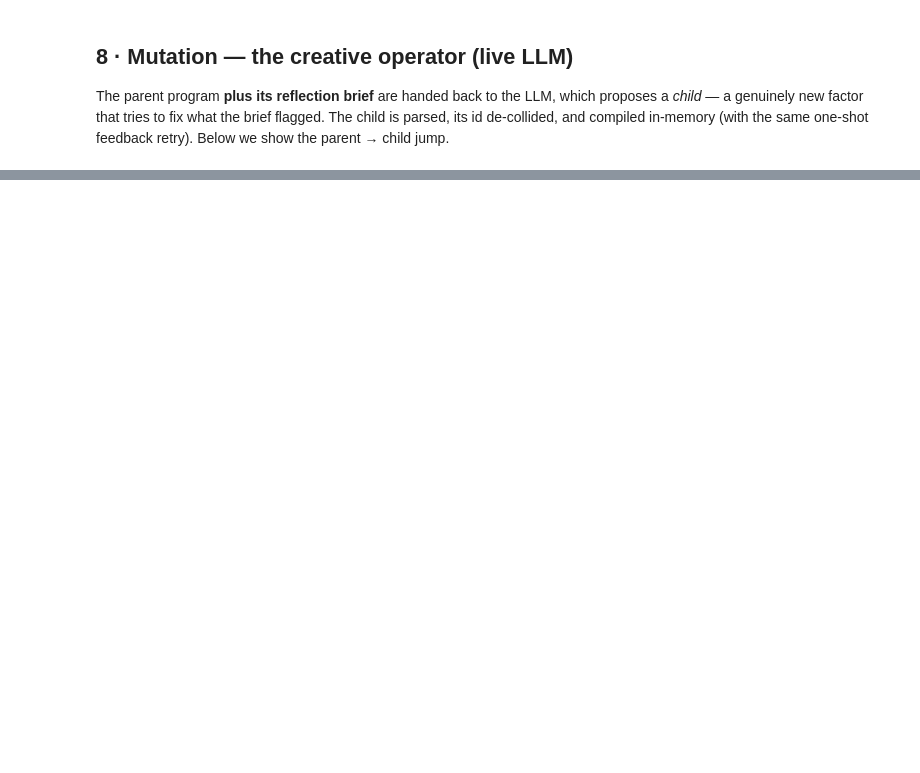
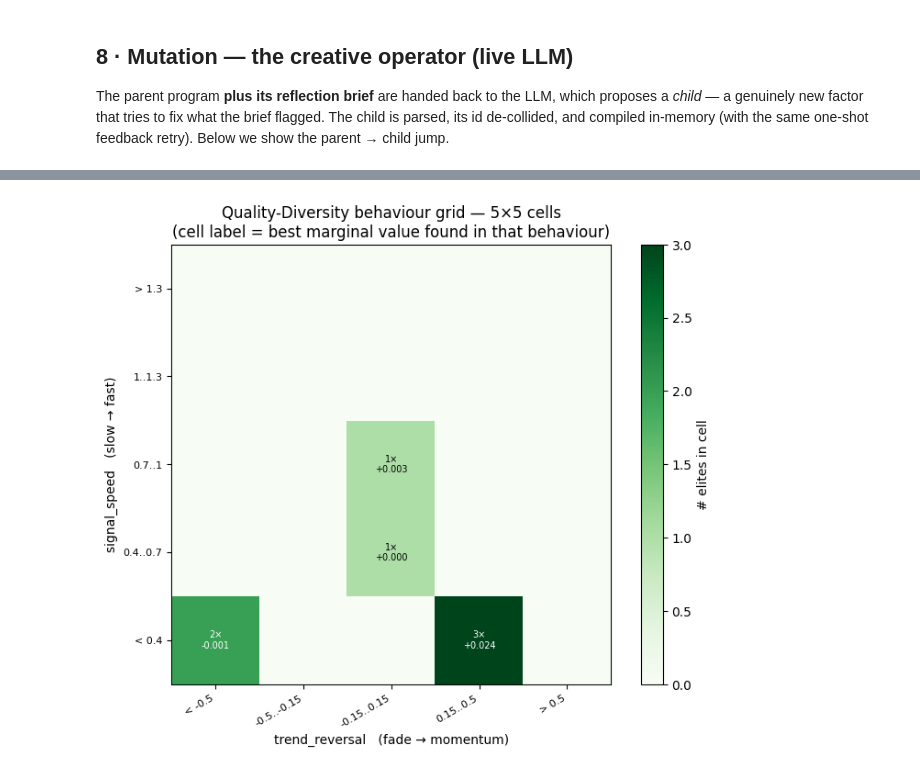
Before and after one commit to lucawuerker/hftagent, a Jupyter notebook: notebooks/evolutionary_factor_researcher_live_run.ipynb, the cells around one changed output, grey strips where cells are left out. Saved outputs shown, nothing was run; the diff lists cells and outputs as text; code cells hidden in the pictures; blank space fills up the shorter version.

```diff
--- a/notebooks/evolutionary_factor_researcher_live_run.ipynb
+++ b/notebooks/evolutionary_factor_researcher_live_run.ipynb
@@ -450,17 +663,3 @@ to brief the teacher.  Here is what this run wrote:
-# %%
-from quant_fund_agent.knowledge import experience
-
-if loop.memory is not None:
-    print("memory file:", loop._memory_path)
-    print("summary     :", experience.memory_summary(loop.memory) or "(nothing yet)")
-    print("exhausted   :", experience.exhausted_mechanisms(loop.memory) or "none")
-    mechs = loop.memory.nodes_of_type("mechanism")
-    for m in mechs[:8]:
-        nd = loop.memory.g.nodes[m]
-        print(f"  {m:34} attempts={nd.get('n_attempts',0)} "
-              f"survived={nd.get('n_survived',0)} best_marginal={nd.get('best_marginal')}")
-else:
-    print("memory disabled (set memory=True in the config above)")
 # %%
 import pandas as pd, numpy as np
 
@@ -513,0 +852,70 @@ for row in loop.controller.lineage[-6:]:
+# %%
+import numpy as np, matplotlib.pyplot as plt
+
+qd = loop_qd.controller.qd
+
+# read the grid geometry straight off the archive, so this works for ANY bin edges
+t_edges, s_edges = list(qd.bin_edges["trend"]), list(qd.bin_edges["speed"])
+n_tr, n_sp = len(t_edges) + 1, len(s_edges) + 1
+
+def _bin_labels(edges):
+    labs = [f"< {edges[0]:g}"]
+    labs += [f"{a:g}‥{b:g}" for a, b in zip(edges[:-1], edges[1:])]
+    labs += [f"> {edges[-1]:g}"]
+    return labs
+trend_labels, speed_labels = _bin_labels(t_edges), _bin_labels(s_edges)
+
+# tally the accepted book (union of cell elites) onto the behaviour grid
+counts = np.zeros((n_sp, n_tr)); best = np.full((n_sp, n_tr), np.nan)   # rows = speed, cols = trend
+for eg in qd.elites():
+    key = qd.cell_key(eg.fitness.behavior); tr, sp = key[0], key[1]
+    counts[sp, tr] += 1
+    mv = eg.fitness.objective.marginal_value
+    if mv is not None:
+        best[sp, tr] = mv if np.isnan(best[sp, tr]) else max(best[sp, tr], mv)
+
+fig, ax = plt.subplots(figsize=(1.15 * n_tr + 1.8, 0.95 * n_sp + 1.4))
+im = ax.imshow(counts, origin="lower", cmap="Greens", vmin=0)
+ax.set_xticks(range(n_tr), trend_labels, rotation=30, ha="right", fontsize=8)
+ax.set_yticks(range(n_sp), speed_labels, fontsize=8)
+ax.set_xlabel("trend_reversal   (fade → momentum)")
+ax.set_ylabel("signal_speed   (slow → fast)")
+ax.set_title(f"Quality-Diversity behaviour grid — {n_tr}×{n_sp} cells\n"
+             "(cell label = best marginal value found in that behaviour)")
+for sp in range(n_sp):
+    for tr in range(n_tr):
+        if counts[sp, tr] > 0:
+            ax.text(tr, sp, f"{int(counts[sp, tr])}×\n{best[sp, tr]:+.3f}",
+                    ha="center", va="center", fontsize=7,
+                    color=("white" if counts[sp, tr] > (counts.max() or 1) / 2 else "black"))
+fig.colorbar(im, ax=ax, label="# elites in cell")
+plt.tight_layout(); plt.show()
+
+# the diverse accepted book: one row per elite, with its behaviour coordinates
+def _rnd(x, nd=4):
+    return round(x, nd) if isinstance(x, (int, float)) else np.nan
+
+rows = []
+for eg in qd.elites():
+    b, o = eg.fitness.behavior, eg.fitness.objective
+    key = qd.cell_key(b); tr, sp = key[0], key[1]
+    rows.append({
+        "factor_id": eg.genome.factor_ids[0],
+        "cell": f"{trend_labels[tr]} / {speed_labels[sp]}",
+        "trend_reversal": _rnd(b.get("trend_reversal"), 3),
+        "signal_speed": _rnd(b.get("signal_speed"), 3),
+        "stress_activation": _rnd(b.get("stress_activation"), 2),
+        "marginal_value": _rnd(o.marginal_value),
+        "independence": _rnd(o.independence),
+        "gen": eg.genome.generation,
+    })
+qd_book = pd.DataFrame(rows)
+if not qd_book.empty:
+    qd_book = qd_book.sort_values("marginal_value", ascending=False).reset_index(drop=True)
+
+print(f"NSGA-II accepted book (Pareto front)      : {len(loop.controller.archive)} factor(s) — one converged front")
+print(f"QD accepted book (union of cell elites)   : {len(qd.elites())} factor(s) across {qd.n_cells()} behaviour cell(s)")
+print(f"QD-score (Σ best marginal value per cell) : {qd.qd_score():+.4f}")
+qd_book
+# %% [output]
+[figure, added]
```
Also changed, not shown: parts of 33 cells of this notebook, 15 other files.
